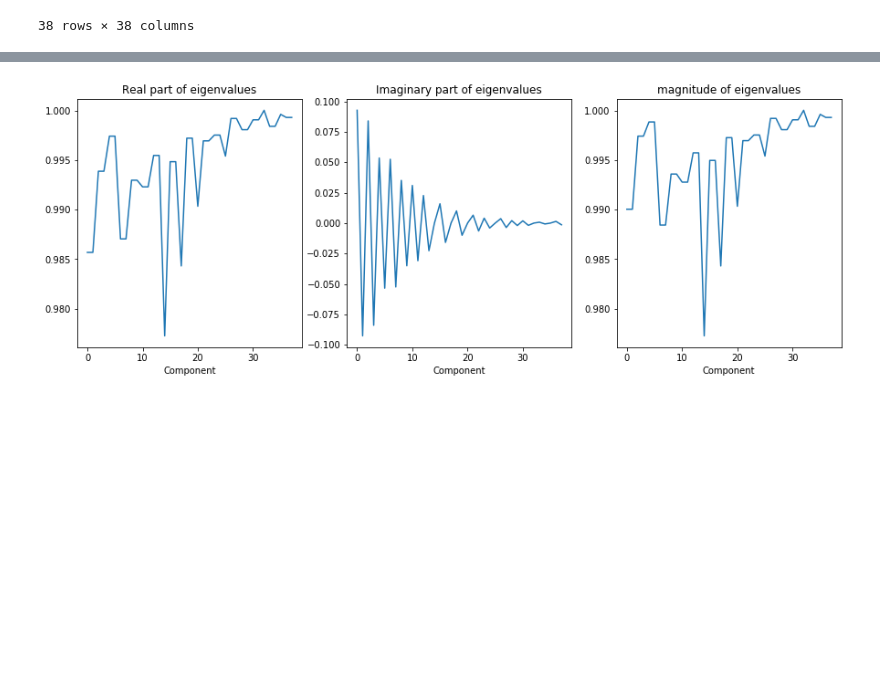
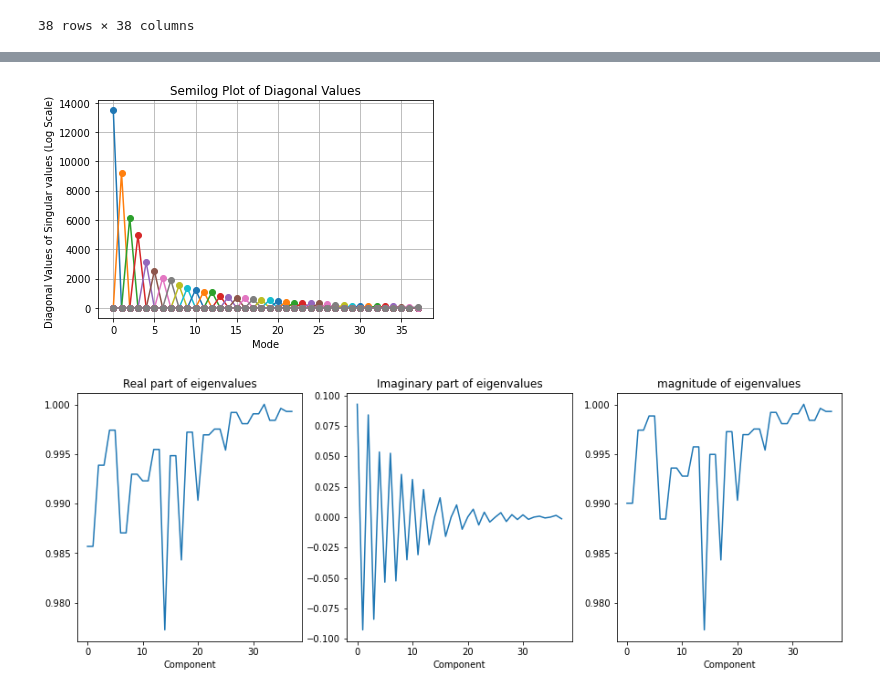
Before and after one commit to 11hoda11/fusion, a Jupyter notebook: DMD.ipynb, the cells around one changed output, grey strips where cells are left out. Saved outputs shown, nothing was run; the diff lists cells and outputs as text; code cells hidden in the pictures; blank space fills up the shorter version.

```diff
--- a/DMD.ipynb
+++ b/DMD.ipynb
@@ -105,3 +114,12 @@ pd.DataFrame(DMD_modes)
+# %%
+plt.plot(np.diag(s), marker='o', markersize=6)
+plt.xlabel('Mode')
+plt.ylabel('Diagonal Values of Singular values (Log Scale) ')
+plt.title('Semilog Plot of Diagonal Values')
+plt.grid()
+plt.show()
+# %% [output]
+[figure, added]
 # %%
 fig, axes = plt.subplots(1, 3, figsize=(15, 5))  # 1 row, 3 columns
 
```
Also changed, not shown: parts of 9 cells of this notebook.
